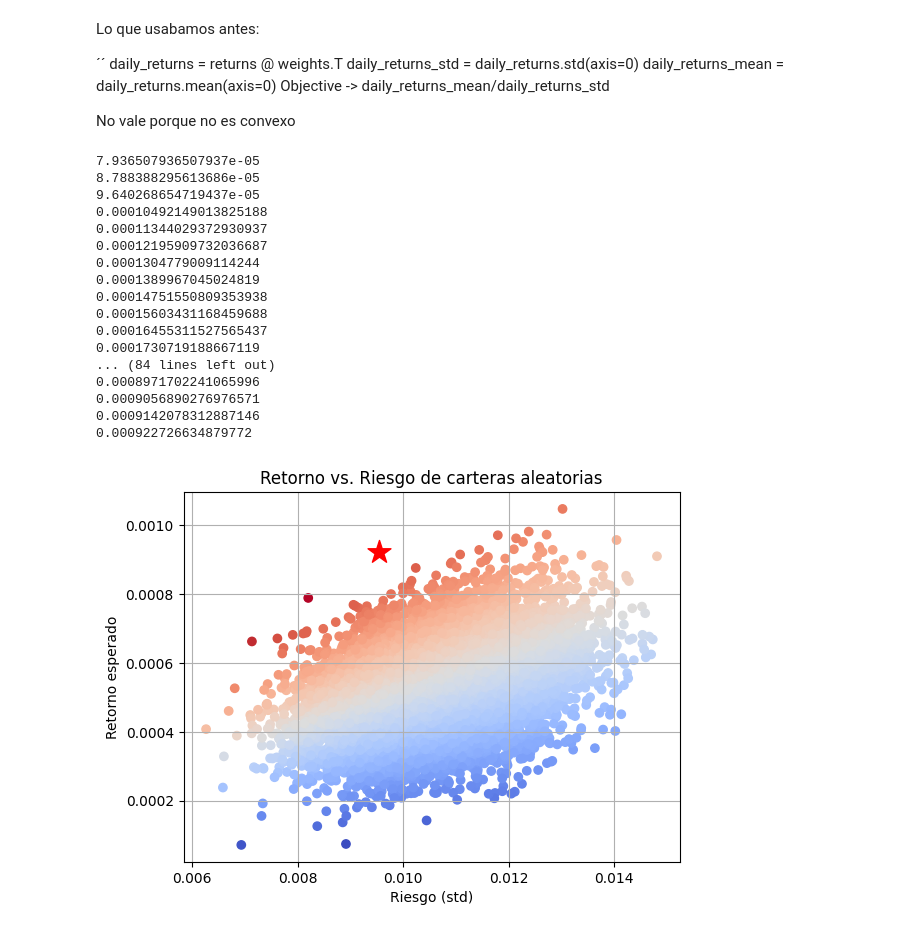
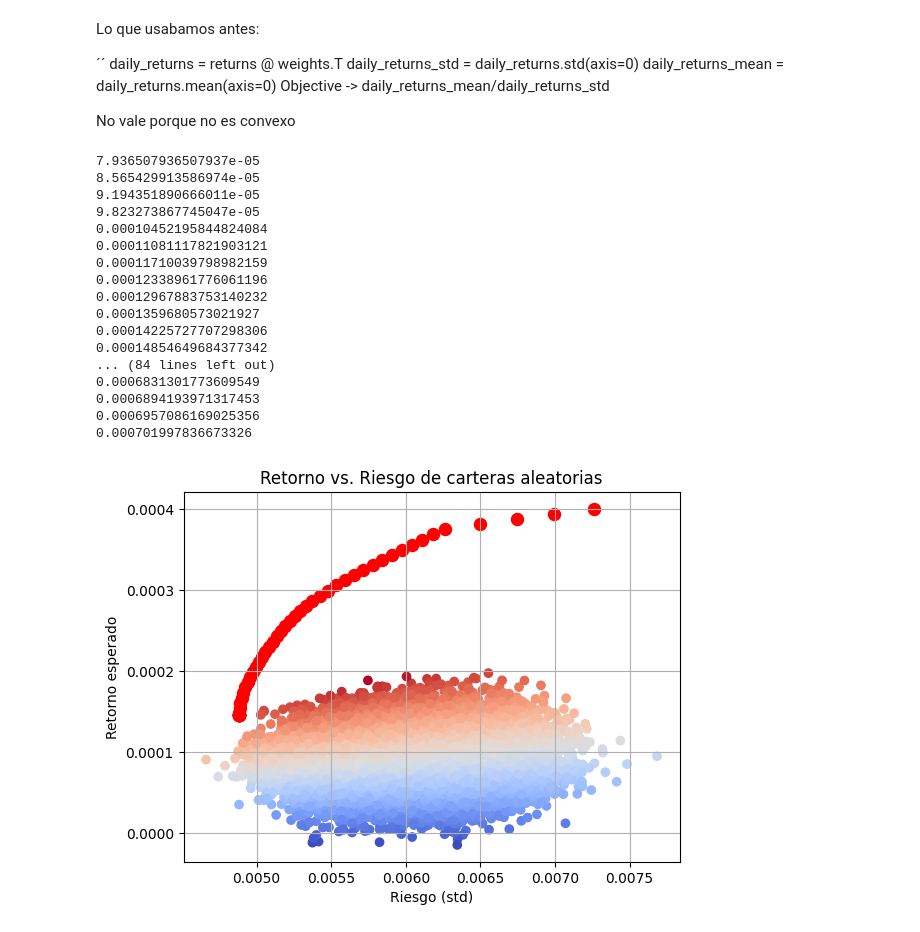
Before and after one commit to Juanjod54/MIAX_TB2.4, a Jupyter notebook: gestion_carteras.ipynb, the cells around one changed output. Drawn from its saved outputs; the diff is of its cells as text; code cells hidden in the pictures.

```diff
--- a/gestion_carteras.ipynb
+++ b/gestion_carteras.ipynb
@@ -3,14 +3,14 @@
 
 Para contemplar el universo de probabilidades y compararlo con los resultados optimizados, se ha realizado una simulación de Monte Carlo.
 # %%
-n_samples = 10000
+n_samples = 50000
 # %%
 import numpy as np
 import pandas as pd
 import yfinance as yf
 import matplotlib.pyplot as plt
 
-def plot_sharpe(returns, mask=None, best=None):
+def plot_sharpe(returns, mask=None, frontier=None):
     # Generamos los pesos aleatoriamente
     n_assets = len(returns.iloc[0])
     mask = np.ones(n_assets) if mask is None else mask
@@ -25,8 +25,8 @@ def plot_sharpe(returns, mask=None, best=None):
 
     plt.scatter(x=daily_returns_std, y=daily_returns_mean, c=daily_returns_mean/daily_returns_std, marker="o", cmap="coolwarm")
 
-    if best is not None:
-        plt.scatter(best['x'], best['y'], color='red', marker='*', s=300)
+    if frontier is not None:
+        plt.scatter(frontier['volatility'], frontier['return'], color='red', marker='.', s=300)
 
     plt.grid(True)
     plt.xlabel("Riesgo (std)")
@@ -67,7 +67,7 @@ def get_data(csv=True):
         return yf.download(tickers, period="2y", interval="1d")['Close'].pct_change().dropna()
 # %%
 
-returns = get_data(csv=False)
+returns = get_data(csv=True)
 if not len(returns):
     exit(-1)
 
@@ -93,7 +92,7 @@ for asset, _ in returns.items():
 
 # Obtenemos la correlacion absoluta
 correlations = returns.corr().abs()
-correlated = correlations[(correlations >= 0.8) & (correlations < 1)].stack()
+correlated = correlations[(correlations >= 0.9) & (correlations < 1)].stack()
 
 for (a, b), _ in correlated.items():
     if a in drop or b in drop:
@@ -140,7 +139,6 @@ fixed_income_return = 0.02 / 252
 returns_means = returns.mean(axis=0).values
 returns_means = np.append(returns_means, (fixed_income_return))
 
-
 # CVXPY
 target_return = cp.Parameter()
 best_weights = cp.Variable(n_assets)
@@ -150,55 +148,55 @@ portfolio_variance = cp.quad_form(best_weights[:-1], returns_cov.values)
 
 constraints = [
     cp.sum(best_weights) == 1, # Todo el capital debe estar invertido
-    best_weights[:-1] <= 0.1, # No invertimos mas de un 10% en cada activo (forzar diversificacion)
+    best_weights[:-1] <= 2.5/n_assets, # forzar diversificacion
     best_weights[-1] <= 0.1, # El activo de renta fija debe pesar como mucho un 10%
     best_weights >= 0, # No se permiten posiciones cortas
     best_weights[drop_indexes] == 0, # Evitamos dar peso a los activos muy relacionados o con curtosis alta
     portfolio_returns >= target_return # Minimo de retorno esperado
 ]
 
 results = []
 problem = cp.Problem(cp.Minimize(portfolio_variance), constraints)
 
-for r in np.linspace(fixed_income_return, np.percentile(returns_means, 50), 100):
+for r in np.linspace(fixed_income_return, returns_means.max(), 100):
+    print(r)
     target_return.value = r
-    print(r)
     problem.solve(solver=cp.OSQP)
 
     if best_weights.value is not None:
         ret = portfolio_returns.value
         vol = np.sqrt(portfolio_variance.value)
         sharpe_ratio = (ret - fixed_income_return) / vol if vol > 0 else 0
         row = np.concatenate([[ret], [vol], [sharpe_ratio], best_weights.value])
         results.append(row)
 
 columns = ["return", "volatility", "sharpe"] + [f"asset{i}" for i in range(n_assets - 1)] + ["Renta Fija"]
 portfolio_results = pd.DataFrame(results, columns=columns)
 portfolio_results = portfolio_results.sort_values(by="sharpe", ascending=False)
 
 best_sharpe = portfolio_results.iloc[0]
 best_sharpe_weights = best_sharpe[3:]
 
-plot_sharpe(returns, mask, best={'x': best_sharpe['volatility'], 'y': best_sharpe['return']})
+plot_sharpe(returns, mask, frontier=portfolio_results[['return', 'volatility']])
 # %% [output]
 7.936507936507937e-05
-8.788388295613686e-05
-9.640268654719437e-05
-0.00010492149013825188
-0.00011344029372930937
-0.00012195909732036687
-0.0001304779009114244
-0.0001389967045024819
-0.00014751550809353938
-0.00015603431168459688
-0.00016455311527565437
-0.0001730719188667119
+8.565429913586974e-05
+9.194351890666011e-05
+9.823273867745047e-05
+0.00010452195844824084
+0.00011081117821903121
+0.00011710039798982159
+0.00012338961776061196
+0.00012967883753140232
+0.0001359680573021927
+0.00014225727707298306
+0.00014854649684377342
 ... (84 lines left out)
-0.0008971702241065996
-0.0009056890276976571
-0.0009142078312887146
-0.000922726634879772
+0.0006831301773609549
+0.0006894193971317453
+0.0006957086169025356
+0.000701997836673326
-[figure, old version]
+[figure, new version]
 # %%
 portfolio_results
 # %% [output]
```
Also changed, not shown: parts of 6 cells of this notebook, 1 other file.
